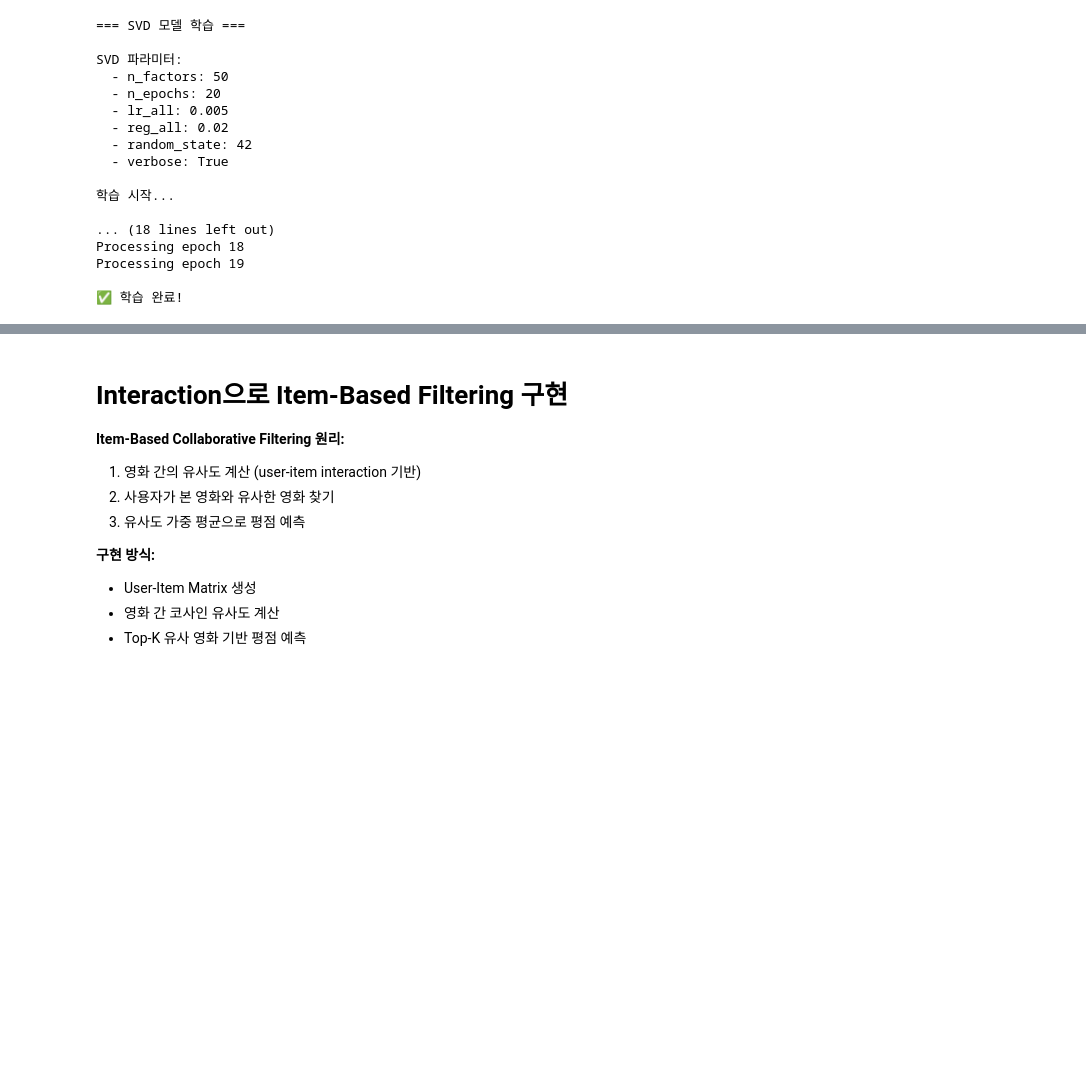
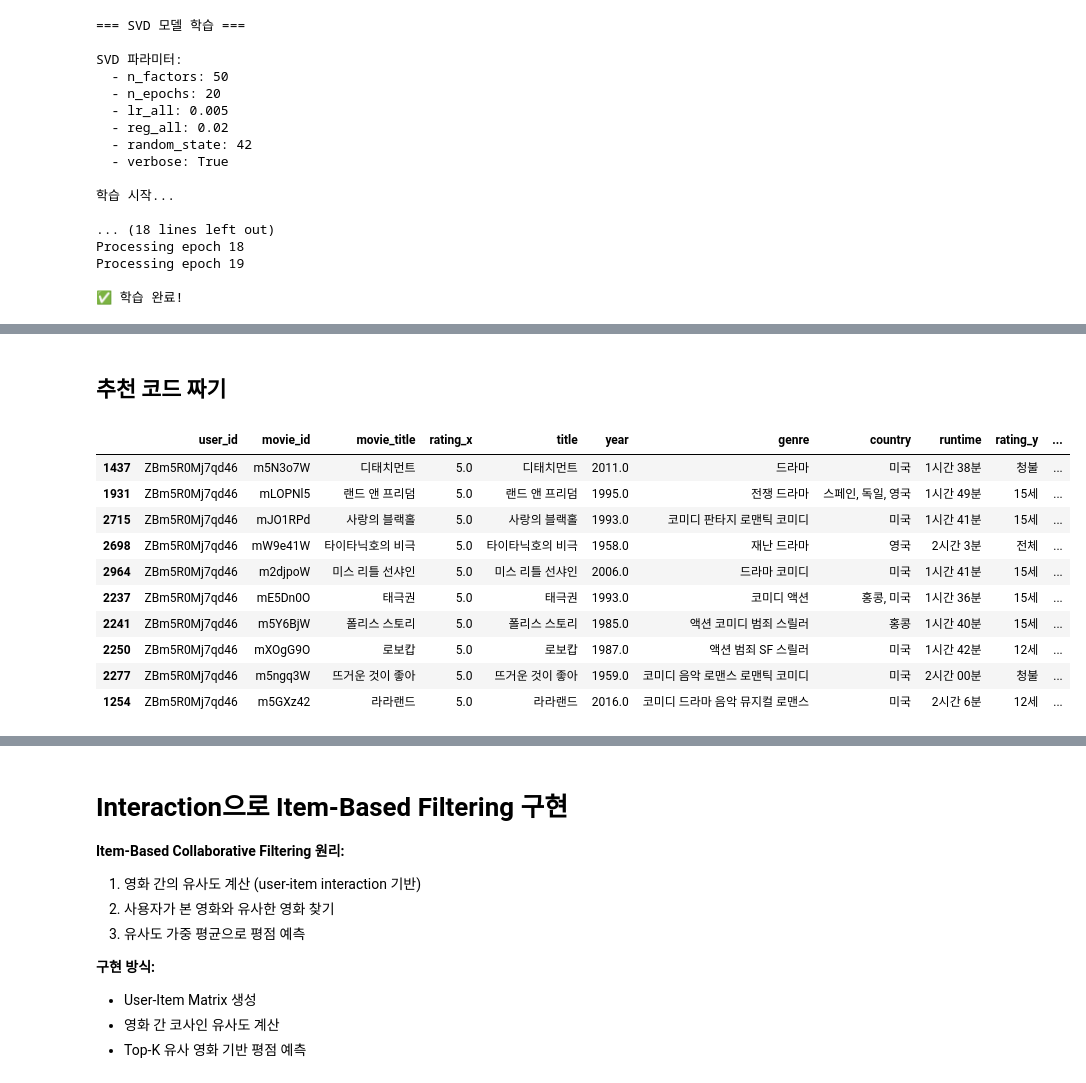
Before and after one commit to mkk4726/movie_recommendation, a Jupyter notebook: modeling/notebooks/modeling_with_interaction.ipynb, the cells around one changed output, grey strips where cells are left out. Cells and saved outputs as stored; diff of their text form; code cells hidden in the pictures; blank space fills up the shorter version.

```diff
--- a/modeling/notebooks/modeling_with_interaction.ipynb
+++ b/modeling/notebooks/modeling_with_interaction.ipynb
@@ -613,0 +481,36 @@ train_testset[:5]
+# %% [markdown]
+## 추천 코드 짜기
+# %%
+from data_scraping.common.data_loader import load_movie_data
+
+df_movies = load_movie_data()
+# %%
+import pandas as pd
+
+user_id = 'ZBm5R0Mj7qd46'
+n = 10
+
+unseend_movie_ids = set(df_ratings['movie_id']) - set(df_ratings.loc[df_ratings['user_id'] == user_id, 'movie_id'])
+
+predictions = []
+for movie_id in unseend_movie_ids:
+    pred = svd_model.predict(user_id, movie_id)
+    predictions.append((movie_id, pred.est))
+
+# movie_id로 타이틀 붙이기
+reco = pd.DataFrame(predictions, columns=['movie_id','predicted_rating'])
+reco = pd.merge(reco, df_movies, on='movie_id')
+# %%
+pd.merge(df_ratings.loc[df_ratings['user_id'] == user_id], df_movies, on='movie_id').sort_values(by='rating_x', ascending=False).head(10)
+# %% [output]
+|  | user_id | movie_id | movie_title | rating_x | title | year | genre | country | runtime | rating_y | ... |
+| 1437 | ZBm5R0Mj7qd46 | m5N3o7W | 디태치먼트 | 5.0 | 디태치먼트 | 2011.0 | 드라마 | 미국 | 1시간 38분 | 청불 | ... |
+| 1931 | ZBm5R0Mj7qd46 | mLOPNl5 | 랜드 앤 프리덤 | 5.0 | 랜드 앤 프리덤 | 1995.0 | 전쟁 드라마 | 스페인, 독일, 영국 | 1시간 49분 | 15세 | ... |
+| 2715 | ZBm5R0Mj7qd46 | mJO1RPd | 사랑의 블랙홀 | 5.0 | 사랑의 블랙홀 | 1993.0 | 코미디 판타지 로맨틱 코미디 | 미국 | 1시간 41분 | 15세 | ... |
+| 2698 | ZBm5R0Mj7qd46 | mW9e41W | 타이타닉호의 비극 | 5.0 | 타이타닉호의 비극 | 1958.0 | 재난 드라마 | 영국 | 2시간 3분 | 전체 | ... |
+| 2964 | ZBm5R0Mj7qd46 | m2djpoW | 미스 리틀 선샤인 | 5.0 | 미스 리틀 선샤인 | 2006.0 | 드라마 코미디 | 미국 | 1시간 41분 | 15세 | ... |
+| 2237 | ZBm5R0Mj7qd46 | mE5Dn0O | 태극권 | 5.0 | 태극권 | 1993.0 | 코미디 액션 | 홍콩, 미국 | 1시간 36분 | 15세 | ... |
+| 2241 | ZBm5R0Mj7qd46 | m5Y6BjW | 폴리스 스토리 | 5.0 | 폴리스 스토리 | 1985.0 | 액션 코미디 범죄 스릴러 | 홍콩 | 1시간 40분 | 15세 | ... |
+| 2250 | ZBm5R0Mj7qd46 | mXOgG9O | 로보캅 | 5.0 | 로보캅 | 1987.0 | 액션 범죄 SF 스릴러 | 미국 | 1시간 42분 | 12세 | ... |
+| 2277 | ZBm5R0Mj7qd46 | m5ngq3W | 뜨거운 것이 좋아 | 5.0 | 뜨거운 것이 좋아 | 1959.0 | 코미디 음악 로맨스 로맨틱 코미디 | 미국 | 2시간 00분 | 청불 | ... |
+| 1254 | ZBm5R0Mj7qd46 | m5GXz42 | 라라랜드 | 5.0 | 라라랜드 | 2016.0 | 코미디 드라마 음악 뮤지컬 로맨스 | 미국 | 2시간 6분 | 12세 | ... |
```
Also changed, not shown: parts of 20 cells of this notebook, 2 other files.
